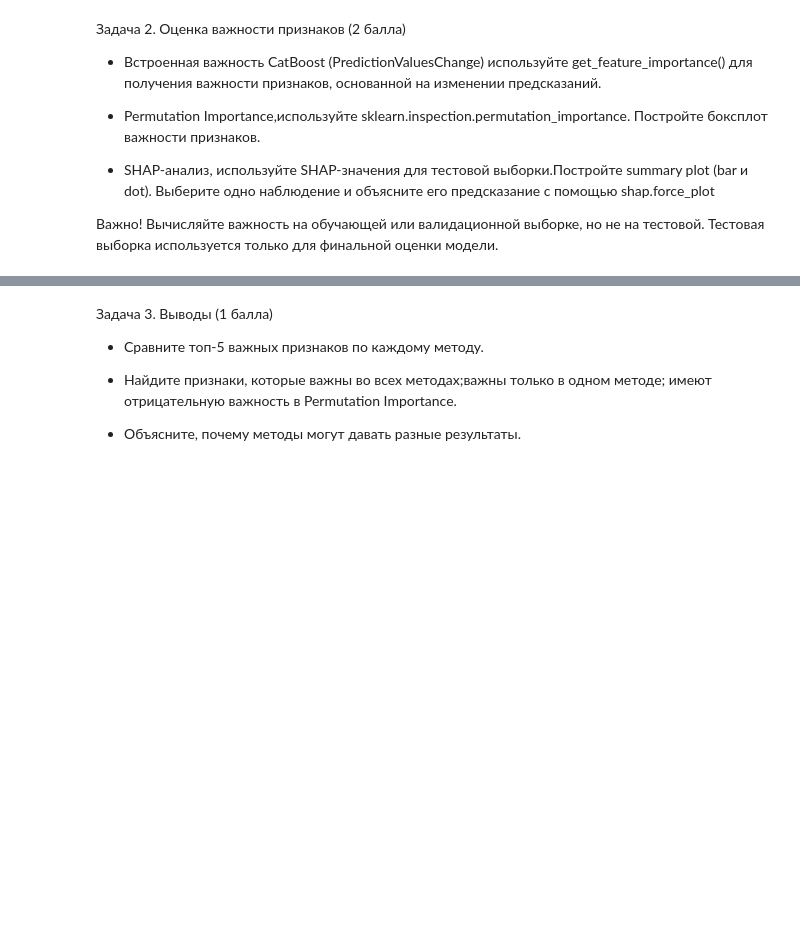
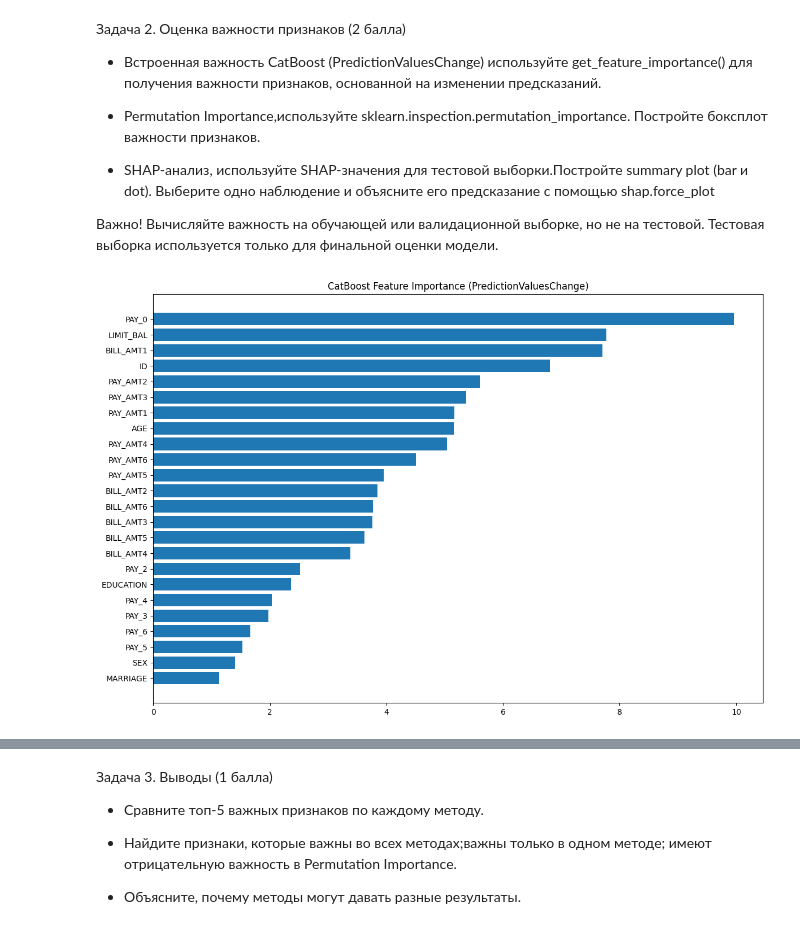
Before and after one commit to Lizavetka99/t-akademy, a Jupyter notebook: ml hw6/dz_ml_feature_importance.ipynb, the cells around one changed output, grey strips where cells are left out. Drawn from its saved outputs; the diff is of its cells as text; code cells hidden in the pictures; blank space fills up the shorter version.

```diff
--- a/ml hw6/dz_ml_feature_importance.ipynb
+++ b/ml hw6/dz_ml_feature_importance.ipynb
@@ -150,3 +150,13 @@ ROC-AUC 0.7771136631075503
 - SHAP-анализ, используйте SHAP-значения для тестовой выборки.Постройте summary plot (bar и dot). Выберите одно наблюдение и объясните его предсказание с помощью shap.force_plot
 
 Важно! Вычисляйте важность на обучающей или валидационной выборке, но не на тестовой. Тестовая выборка используется только для финальной оценки модели.
+# %%
+cat_importances = model.get_feature_importance(Pool(X_train, y_train), type='PredictionValuesChange')
+feature_importance_df = pd.DataFrame({'feature': X_train.columns, 'importance': cat_importances}).sort_values('importance', ascending=True)
+plt.figure(figsize=(12, 8))
+plt.title("CatBoost Feature Importance (PredictionValuesChange)")
+plt.barh(feature_importance_df['feature'], feature_importance_df['importance'])
+plt.tight_layout()
+plt.show()
+# %% [output]
+[figure, added]
```
Also changed, not shown: parts of 23 cells of this notebook.
